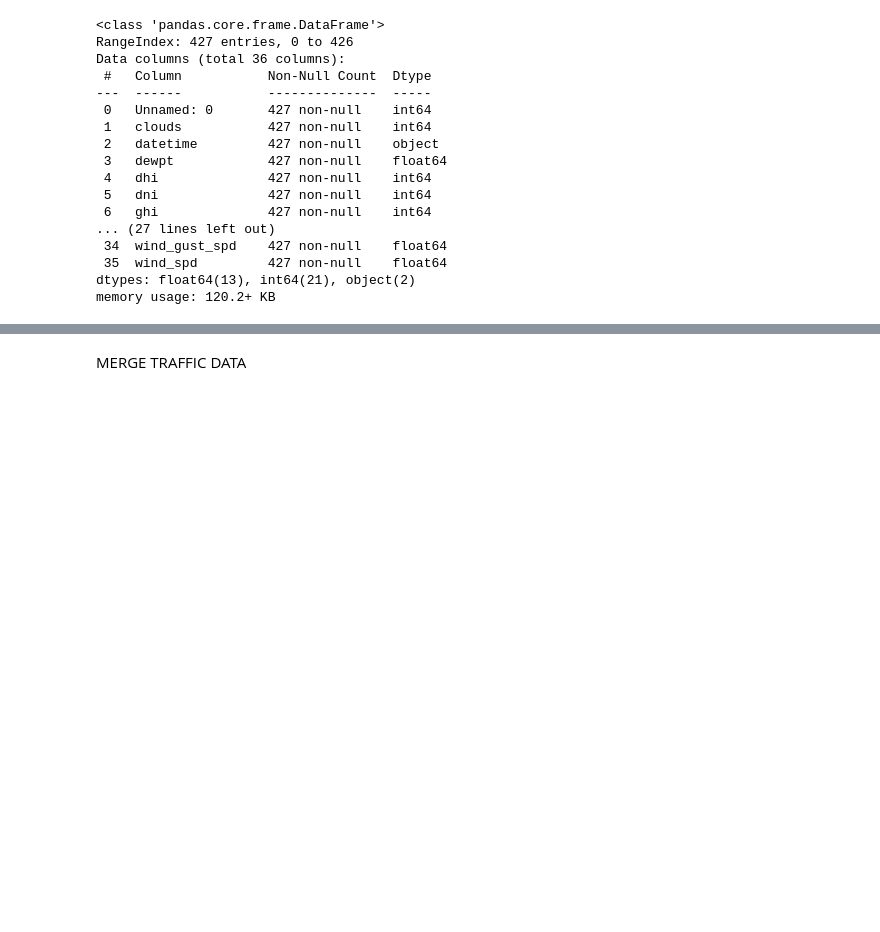
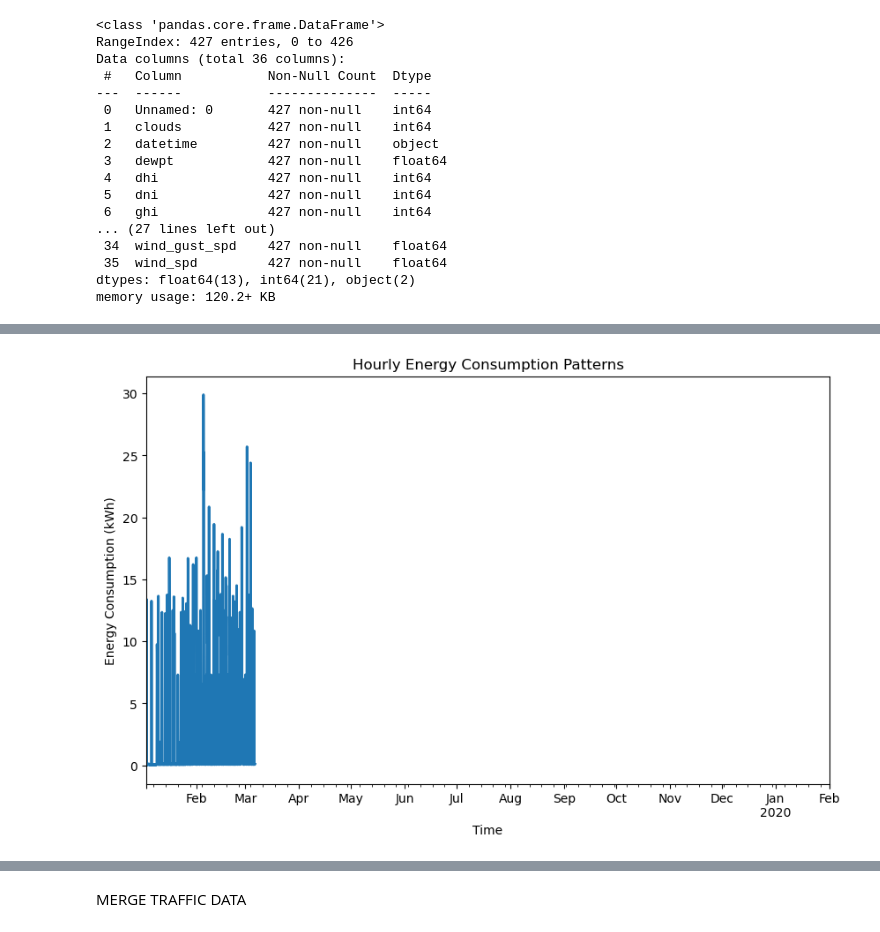
Before and after one commit to 7ashiorkor7/Residential-EV-Charging, a Jupyter notebook: evchargingduration.ipynb, the cells around one changed output, grey strips where cells are left out. Saved outputs shown, nothing was run; the diff lists cells and outputs as text; code cells hidden in the pictures; blank space fills up the shorter version.

```diff
--- a/evchargingduration.ipynb
+++ b/evchargingduration.ipynb
@@ -209,0 +276,31 @@ memory usage: 120.2+ KB
+# %%
+# Energy Consumption Patterns
+
+# Convert the timestamp columns to datetime
+df5['date_from'] = pd.to_datetime(df5['date_from'], format='%d.%m.%Y %H:%M')
+df5['date_to'] = pd.to_datetime(df5['date_to'], format='%d.%m.%Y %H:%M')
+
+# Combine 'date_from' and 'date_to' columns to get a complete timestamp range
+timestamps = pd.date_range(start=df5['date_from'].min(), end=df5['date_to'].max(), freq='H')
+
+# Create a new DataFrame with complete timestamp range and fill in energy consumption values
+complete_data = pd.DataFrame(index=timestamps)
+complete_data['AMS_kWh'] = 0.0  # Initialize energy consumption to zero
+
+# Update energy consumption values from the original DataFrame
+for index, row in df5.iterrows():
+    start_time, end_time, energy = row['date_from'], row['date_to'], row['AMS_kWh']
+
+    if not isinstance(energy, (float, int)):
+        energy = pd.to_numeric(energy.replace(',', '.'), errors='coerce')
+
+    complete_data.loc[start_time:end_time, 'AMS_kWh'] += energy
+
+# Energy Consumption Patterns
+complete_data['AMS_kWh'].plot(kind='line', figsize=(10, 6), linewidth=2)
+plt.title('Hourly Energy Consumption Patterns')
+plt.xlabel('Time')
+plt.ylabel('Energy Consumption (kWh)')
+plt.show()
+# %% [output]
+[figure, added]
```
Also changed, not shown: parts of 7 cells of this notebook.
